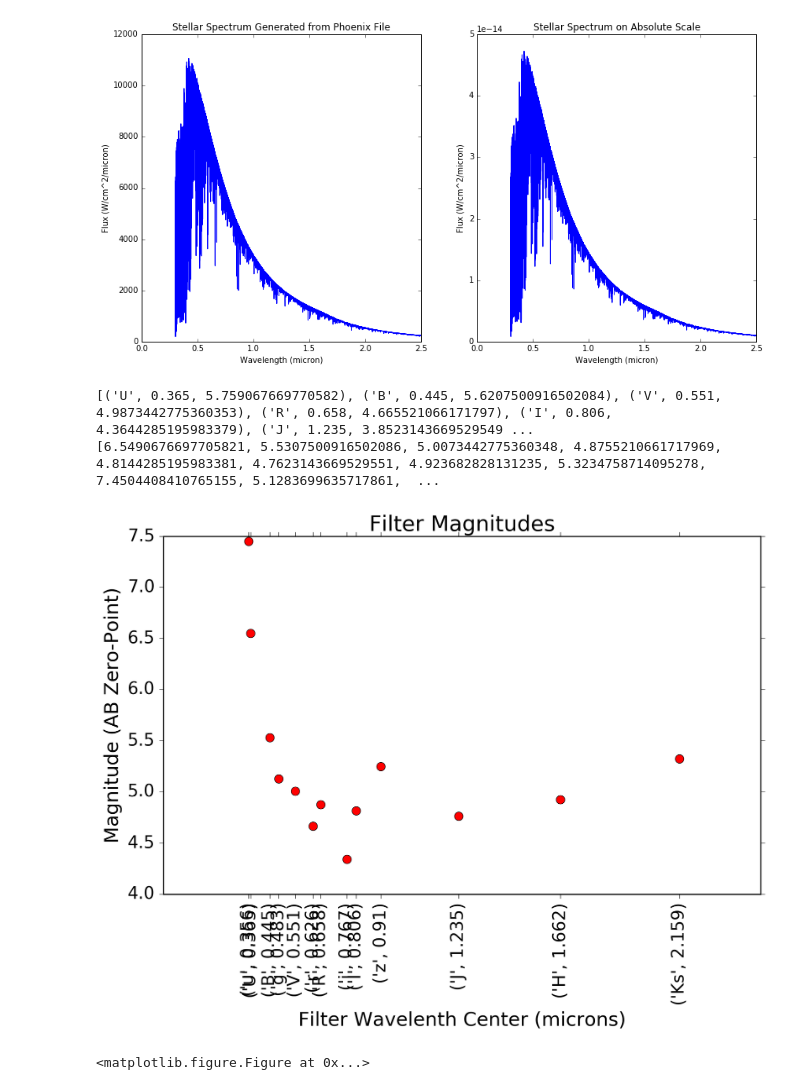
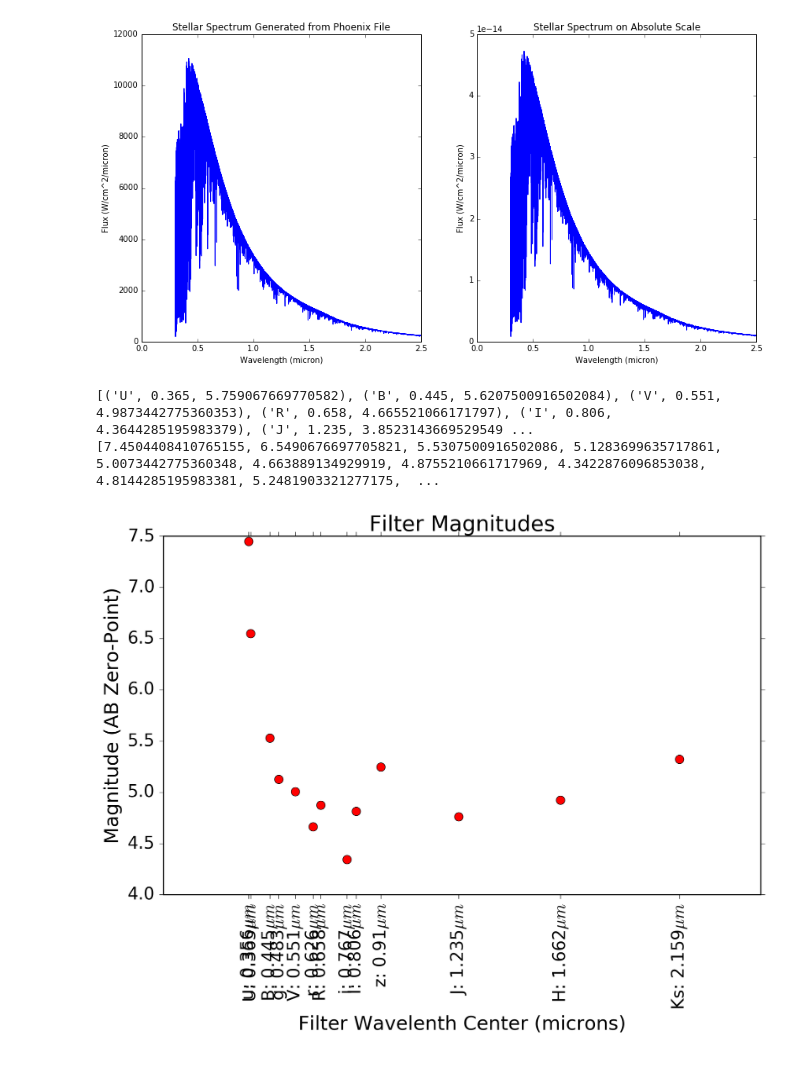
Before and after one commit to jradavenport/spot-colors, a Jupyter notebook: StarSpotMagModel.ipynb, the cells around one changed output. Saved outputs shown, nothing was run; the diff lists cells and outputs as text; code cells hidden in the pictures.

Commit message:
High-resolution magnitude plot is now working! X-axis could use cleaning up. Still need to implement Kepler band and now there may be a problem with Ks band

```diff
--- a/StarSpotMagModel.ipynb
+++ b/StarSpotMagModel.ipynb
@@ -43,7 +43,6 @@ plt.ylabel(r'Flux (W/cm^2/micron)')
 # %%
 #initialize arrays of filter names
 bands = np.array(['U','B','V','R','I','J','H','Ks','u','g','r','i','z'])
-bands_hires = ['Ks','H','J']
 
 
 #fill up a 3D array 'syn_phot' with: filter name, center point, magnitude
@@ -52,53 +51,36 @@ for i in range(len(bands)):
     x = getMag(bands[i],wavelength,Flux,'microns') #x returns three values; band, center, mag
     syn_phot.append(x)
 
-#syn_phot_hires = []
-#for i in range(len(bands_hires)):
-#    y = getMag_hires(bands_hires[i],wavelength,tot_flux,'angstrom') #y returns three values; band, center, mag
-#    syn_phot_hires.append(y)
-
-#def getKey(item):
-#    return item[1]
-#syn_phot = sorted(syn_phot, key=getKey)
-
 print(syn_phot)
 
 Filters, Centers, Magnitudes = MagConvert(syn_phot)
 
-
 print(Magnitudes)
 
-#plt.figure(figsize=(10,10))
 plt.tight_layout
 plt.plot(Centers,Magnitudes,'ro')
 plt.title('Filter Magnitudes')
 
-xlab = list(zip(Filters,Centers)) #Could use some cleaning up
+strCenters = [str(i) for i in Centers]
+xlab = [Filters[i]+': '+strCenters[i]+'$\mu m$' for i in range(len(Filters))]
 
 plt.xticks(Centers,xlab,rotation='vertical')
 plt.xlabel('Filter Wavelenth Center (microns)')
 plt.ylabel('Magnitude (AB Zero-Point)')
 
 set_matplotlib_formats('pdf', 'png')
 plt.rcParams['savefig.dpi'] = 200
 plt.rcParams['figure.autolayout'] = False
 plt.rcParams['figure.figsize'] = 10, 6
 plt.rcParams['axes.labelsize'] = 18
 plt.rcParams['axes.titlesize'] = 20
 plt.rcParams['font.size'] = 16
 plt.rcParams['lines.linewidth'] = 2.0
 plt.rcParams['lines.markersize'] = 8
 plt.rcParams['legend.fontsize'] = 14
 mpl.rcParams['xtick.direction'] ='out'
 mpl.rcParams['ytick.direction'] = 'out'
-fig=plt.figure()
-fig.savefig('Initial_Mags.png')
-
-#centers_hires = [i[1] for i in syn_phot_hires]
-#magnitudes_hires = [i[2] for i in syn_phot_hires]
-#plt.plot(centers_hires,magnitudes_hires,'bo')
 # %% [output]
 [('U', 0.365, 5.759067669770582), ('B', 0.445, 5.6207500916502084), ('V', 0.551, 4.9873442775360353), ('R', 0.658, 4.665521066171797), ('I', 0.806, 4.3644285195983379), ('J', 1.235, 3.8523143669529549 ...
-[6.5490676697705821, 5.5307500916502086, 5.0073442775360348, 4.8755210661717969, 4.8144285195983381, 4.7623143669529551, 4.923682828131235, 5.3234758714095278, 7.4504408410765155, 5.1283699635717861,  ...
+[7.4504408410765155, 6.5490676697705821, 5.5307500916502086, 5.1283699635717861, 5.0073442775360348, 4.663889134929919, 4.8755210661717969, 4.3422876096853038, 4.8144285195983381, 5.2481903321277175,  ...
-[figure, old version]
+[figure, new version]
-<matplotlib.figure.Figure at 0x...>
```
Also changed, not shown: parts of 2 cells of this notebook.
